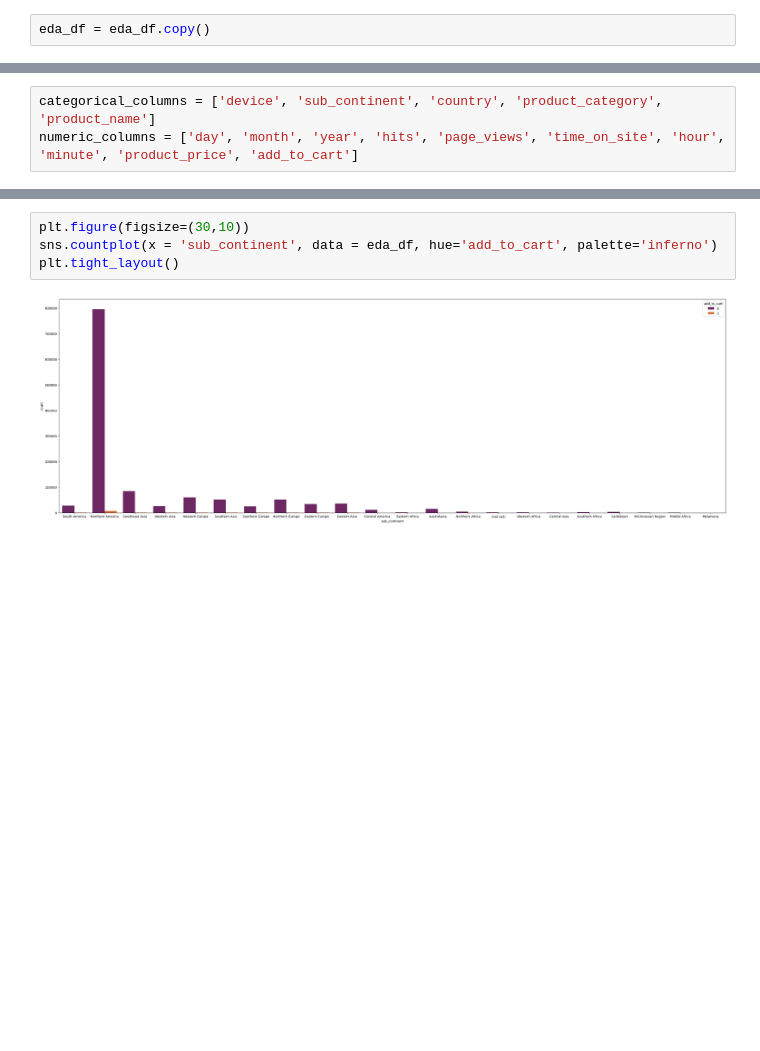
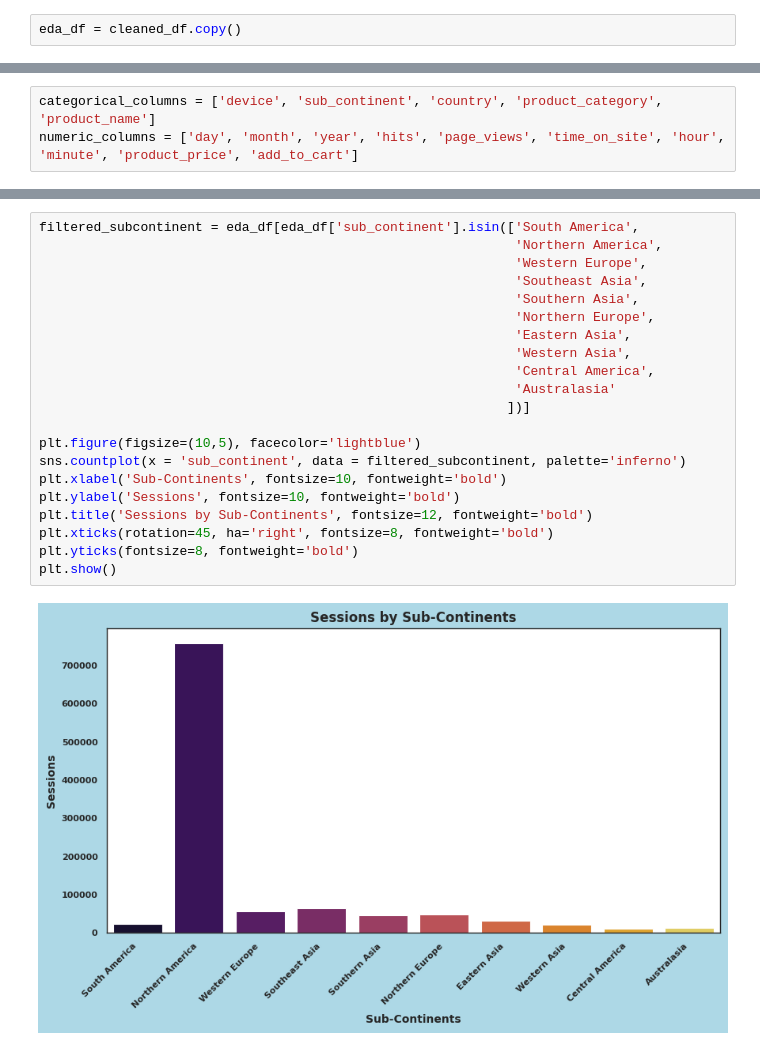
Before and after one commit to York-Solutions-B2E/khue-lee-aml-capstone, a Jupyter notebook: hits/model-training/data-eda.ipynb, the cells around one changed output, grey strips where cells are left out. Drawn from its saved outputs; the diff is of its cells as text; blank space fills up the shorter version.

```diff
--- a/hits/model-training/data-eda.ipynb
+++ b/hits/model-training/data-eda.ipynb
@@ -7,4 +7,4 @@ import matplotlib.pyplot as plt
 # %%
-eda_df = eda_df.copy()
+eda_df = cleaned_df.copy()
 # %%
 display(eda_df.head(5))
@@ -43,7 +50,24 @@ plt.show()
 # %%
-plt.figure(figsize=(30,10))
-sns.countplot(x = 'sub_continent', data = eda_df, hue='add_to_cart', palette='inferno')
-plt.tight_layout()
+filtered_subcontinent = eda_df[eda_df['sub_continent'].isin(['South America',
+                                                             'Northern America',
+                                                             'Western Europe',
+                                                             'Southeast Asia',
+                                                             'Southern Asia',
+                                                             'Northern Europe',
+                                                             'Eastern Asia',
+                                                             'Western Asia',
+                                                             'Central America',
+                                                             'Australasia'
+                                                            ])]
+
+plt.figure(figsize=(10,5), facecolor='lightblue')
+sns.countplot(x = 'sub_continent', data = filtered_subcontinent, palette='inferno')
+plt.xlabel('Sub-Continents', fontsize=10, fontweight='bold')
+plt.ylabel('Sessions', fontsize=10, fontweight='bold')
+plt.title('Sessions by Sub-Continents', fontsize=12, fontweight='bold')
+plt.xticks(rotation=45, ha='right', fontsize=8, fontweight='bold')
+plt.yticks(fontsize=8, fontweight='bold')
+plt.show()
 # %% [output]
-[figure, old version]
+[figure, new version]
 # %%
```
Also changed, not shown: parts of 7 cells of this notebook, 2 other files.
